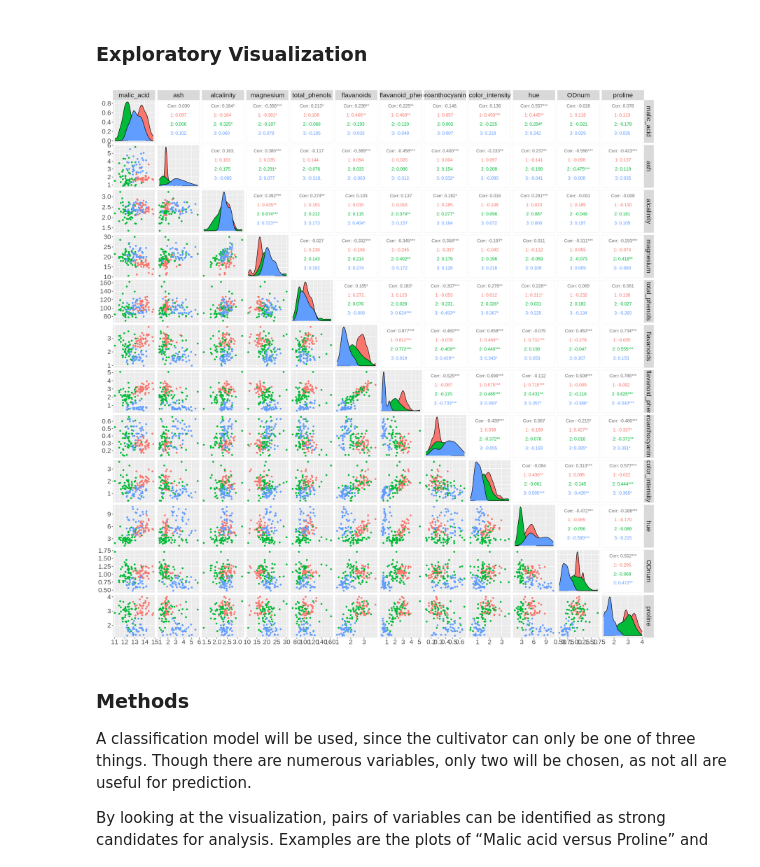
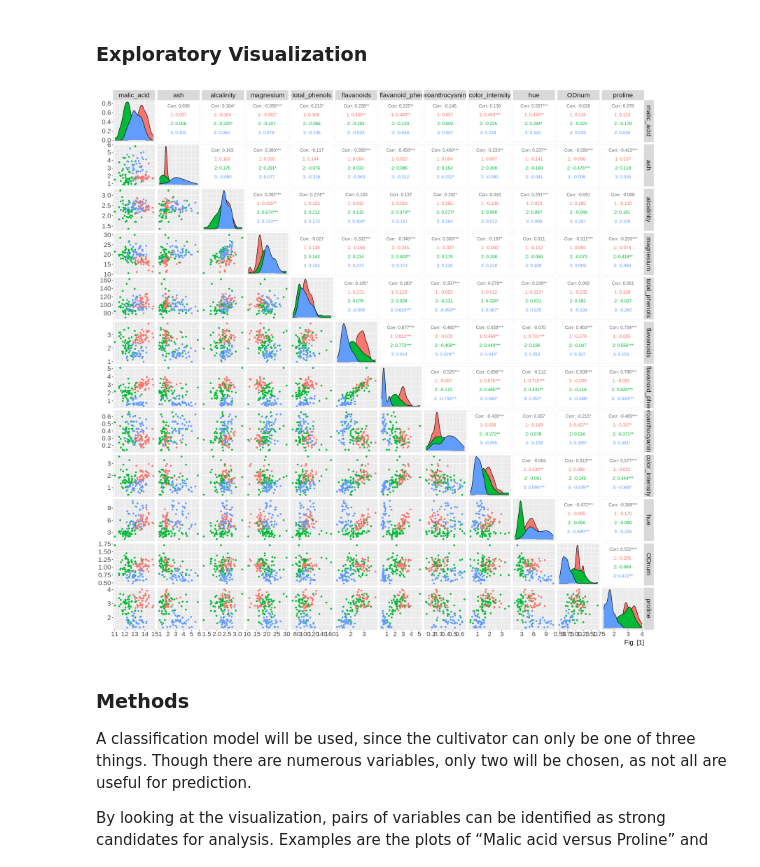
Before and after one commit to JadenMajid/dsci-100-student-grades, a Jupyter notebook: project_report.ipynb, the cells around one changed output. Saved outputs shown, nothing was run; the diff lists cells and outputs as text; code cells hidden in the pictures.

Commit message:
figure captions and legends

```diff
--- a/project_report.ipynb
+++ b/project_report.ipynb
@@ -99,11 +99,12 @@ A tibble: 3 × 2
 # %%
 # scatter plots of the variables
 options(repr.plot.width = 19, repr.plot.height = 19)
 wine_training_data |>
   ggpairs(columns = 2:13, ggplot2::aes(colour = alcohol))+
-    theme(text = element_text(size = 20))#, upper = list(continuous = "density", combo = "box_no_facet")
+    theme(text = element_text(size = 20)) + #, upper = list(continuous = "density", combo = "box_no_facet")
+    labs(caption = "Fig. [1]")
 # %% [output]
-[figure, old version]
+[figure, new version]
 # %% [markdown]
 ### Methods
 A classification model will be used, since the cultivator can only be one of three things. Though there are numerous variables, only two will be chosen, as not all are useful for prediction.
```
Also changed, not shown: parts of 4 cells of this notebook.
